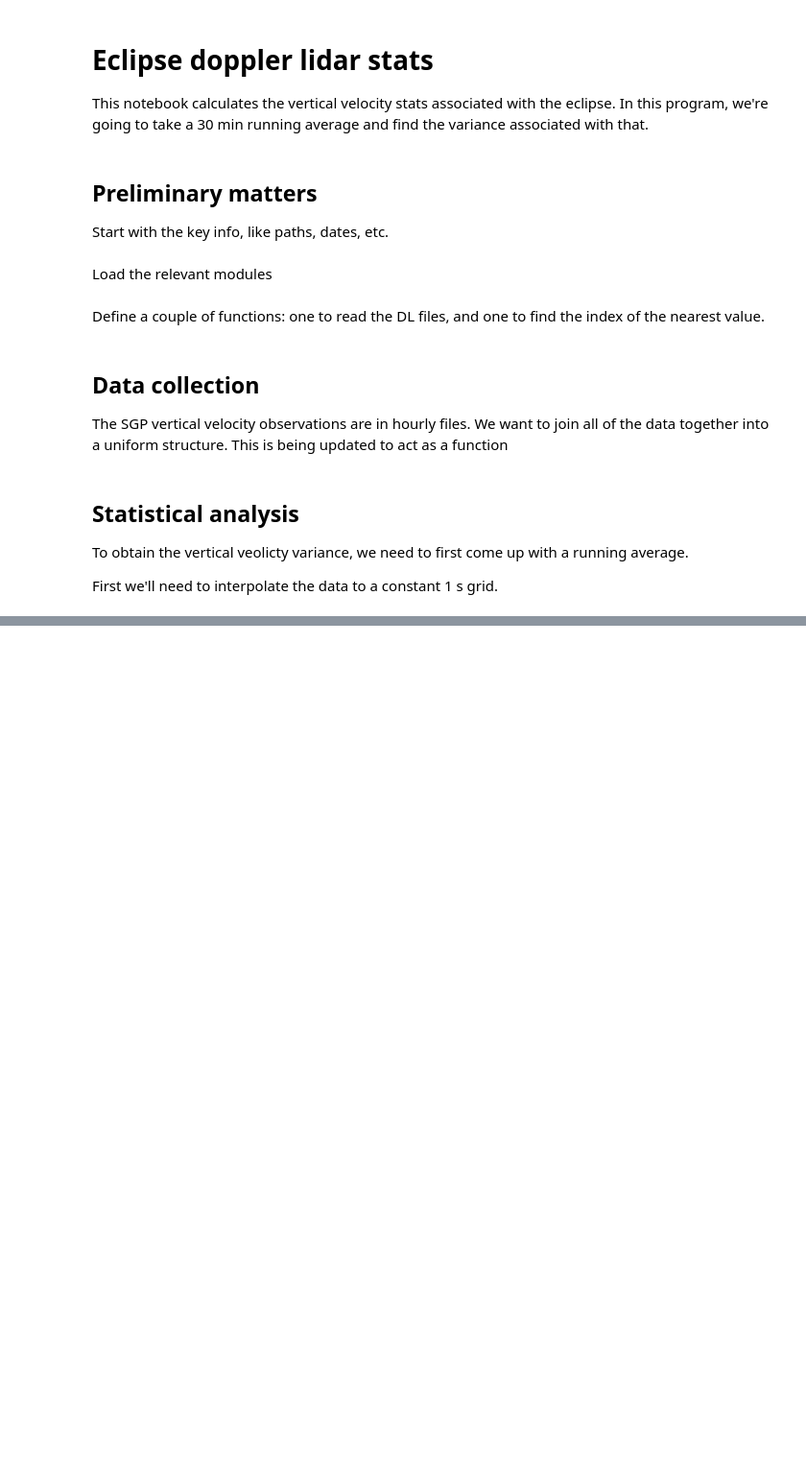
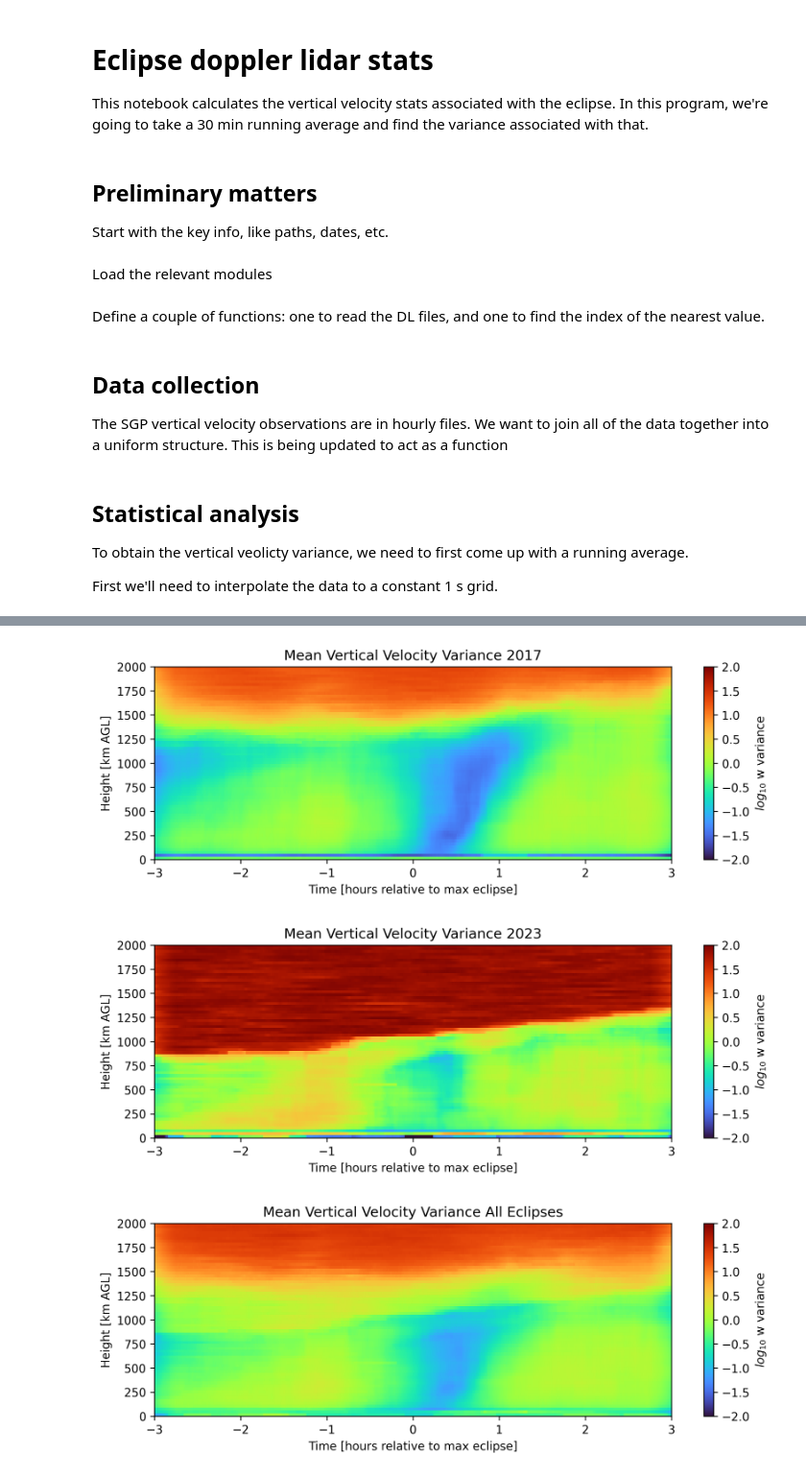
Before and after one commit to wagnertim/eclipse, a Jupyter notebook: eclipse_dl_w_stats.ipynb, the cells around one changed output, grey strips where cells are left out. Shown at 96% size. Drawn from its saved outputs; the diff is of its cells as text; code cells hidden in the pictures; blank space fills up the shorter version.

```diff
--- a/eclipse_dl_w_stats.ipynb
+++ b/eclipse_dl_w_stats.ipynb
@@ -166,0 +215,55 @@ for h in np.arange(len(eclipseDates)):
+# %%
+idx = np.where(saveDate ==20170821)[0]
+
+meanWvar = np.mean(np.transpose(np.log10(wVar[:,:,idx])),axis=0)
+
+plt.figure(figsize=(10, 3), dpi=300)
+plt.pcolormesh(timeNew, heightNew, meanWvar,cmap = 'turbo')
+cbar = plt.colorbar()
+cbar.set_label('$log_{10}$ w variance')
+plt.title('Mean Vertical Velocity Variance 2017')
+plt.clim([-2, 2])
+plt.ylim([0,2000])
+plt.xlim([-3,3])
+plt.xlabel('Time [hours relative to max eclipse]')
+plt.ylabel('Height [km AGL]')
+plt.show()
+
+
+
+idx = np.where(saveDate ==20231014)[0]
+
+meanWvar = np.mean(np.transpose(np.log10(wVar[:,:,idx])),axis=0)
+
+plt.figure(figsize=(10, 3), dpi=300)
+plt.pcolormesh(timeNew, heightNew, meanWvar,cmap = 'turbo')
+cbar = plt.colorbar()
+cbar.set_label('$log_{10}$ w variance')
+plt.title('Mean Vertical Velocity Variance 2023')
+plt.clim([-2, 2])
+plt.ylim([0,2000])
+plt.xlim([-3,3])
+plt.xlabel('Time [hours relative to max eclipse]')
+plt.ylabel('Height [km AGL]')
+plt.show()
+
+
+idx = np.where(saveDate > 2000)[0]
+
+meanWvar = np.mean(np.transpose(np.log10(wVar[:,:,idx])),axis=0)
+
+plt.figure(figsize=(10, 3), dpi=300)
+plt.pcolormesh(timeNew, heightNew, meanWvar,cmap = 'turbo')
+cbar = plt.colorbar()
+cbar.set_label('$log_{10}$ w variance')
+plt.title('Mean Vertical Velocity Variance All Eclipses')
+plt.clim([-2, 2])
+plt.ylim([0,2000])
+plt.xlim([-3,3])
+plt.xlabel('Time [hours relative to max eclipse]')
+plt.ylabel('Height [km AGL]')
+plt.show()
+# %% [output]
+[figure, added]
+[figure, added]
+[figure, added]
```
Also changed, not shown: parts of 5 cells of this notebook.
